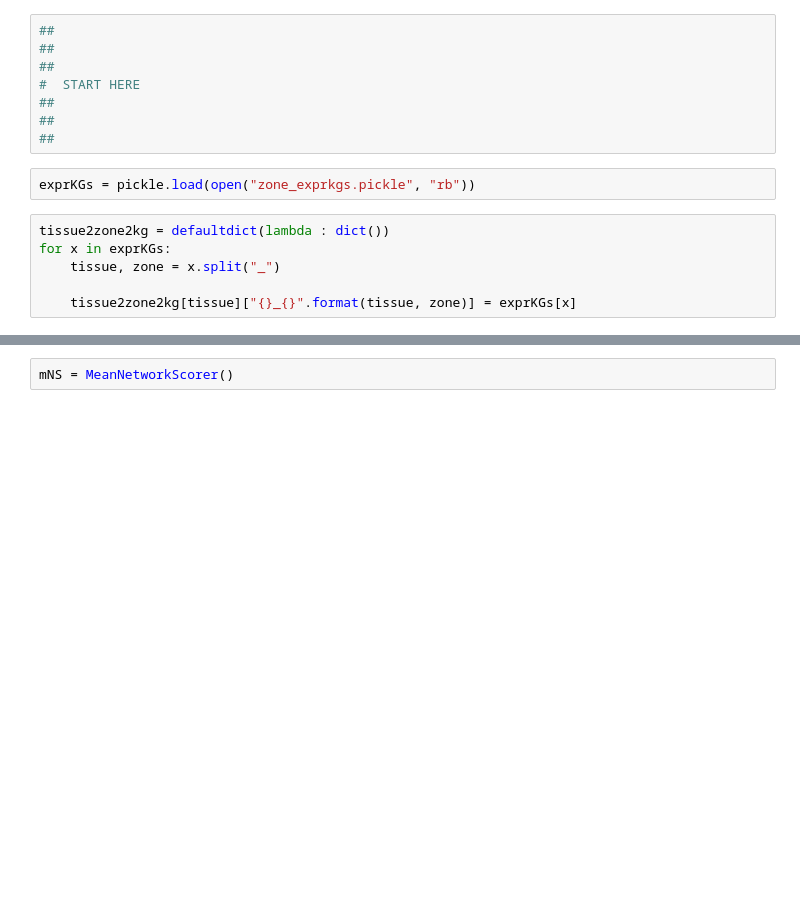
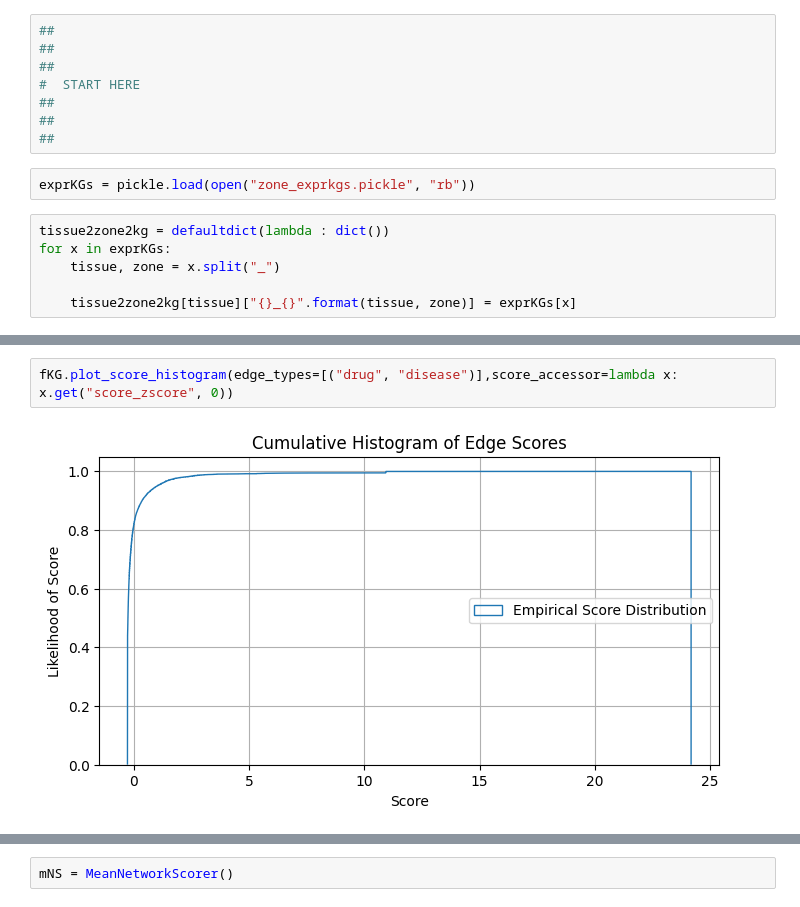
Before and after one commit to mjoppich/PICASO, a Jupyter notebook: scripts/celltype_zone_analysis.ipynb, the cells around one changed output, grey strips where cells are left out. Drawn from its saved outputs; the diff is of its cells as text; blank space fills up the shorter version.

```diff
--- a/scripts/celltype_zone_analysis.ipynb
+++ b/scripts/celltype_zone_analysis.ipynb
@@ -105,0 +178,4 @@ fKG.plot_score_histogram(edge_types=[("drug", "disease")])
+# %%
+fKG.plot_score_histogram(edge_types=[("drug", "disease")],score_accessor=lambda x: x.get("score_zscore", 0))
+# %% [output]
+[figure, added]
```
Also changed, not shown: parts of 19 cells of this notebook, 1 other file.
